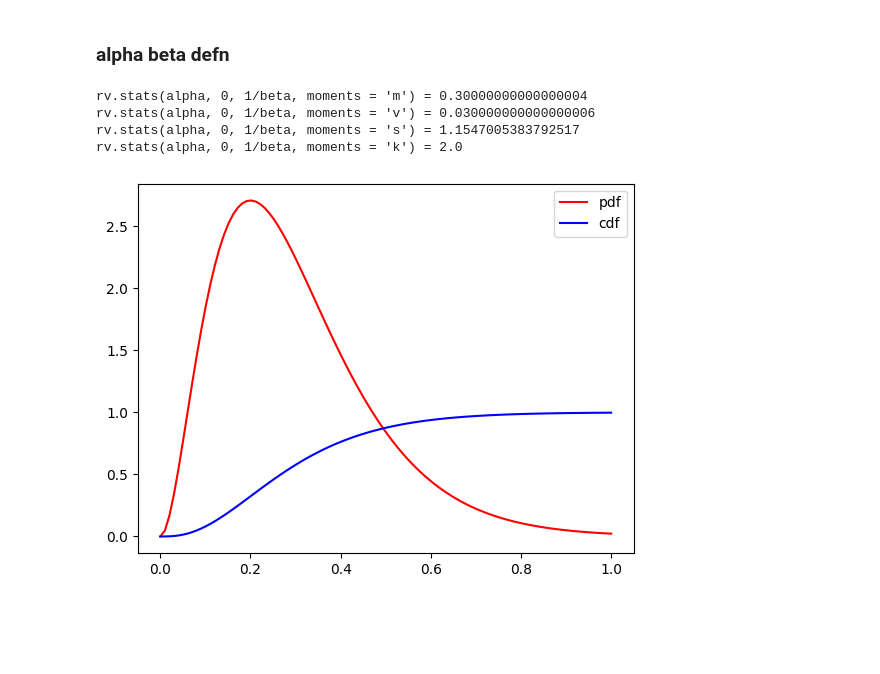
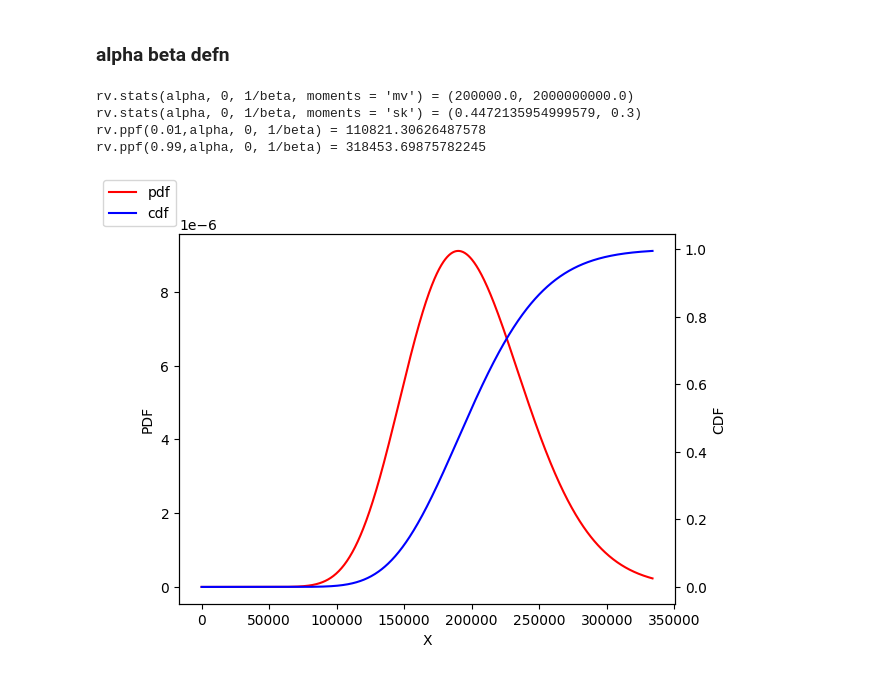
Before and after one commit to 0xdomyz/python_collection, a Jupyter notebook: math_scripts/distributions/gamma.ipynb, the cells around one changed output. Drawn from its saved outputs; the diff is of its cells as text; code cells hidden in the pictures; blank space fills up the shorter version.

Commit message:
update gamma by more info and better chart

```diff
--- a/math_scripts/distributions/gamma.ipynb
+++ b/math_scripts/distributions/gamma.ipynb
@@ -9,27 +12,37 @@ from scipy import stats
 # %%
-alpha = 3
-beta = 10
-
 def examine(alpha, beta):
     rv = stats.gamma
 
-    x = np.linspace(0, 1, 100)
+    large_pctil = rv.ppf(0.995, alpha, 0, 1/beta)
+
+    x = np.linspace(0, large_pctil, 1000)
     p = rv.pdf(x, alpha, 0, 1/beta)
     c = rv.cdf(x, alpha, 0, 1/beta)
 
-    print(f"{rv.stats(alpha, 0, 1/beta, moments = 'm') = }")
-    print(f"{rv.stats(alpha, 0, 1/beta, moments = 'v') = }")
-    print(f"{rv.stats(alpha, 0, 1/beta, moments = 's') = }")
-    print(f"{rv.stats(alpha, 0, 1/beta, moments = 'k') = }")
+    print(f"{rv.stats(alpha, 0, 1/beta, moments = 'mv') = }")
+    print(f"{rv.stats(alpha, 0, 1/beta, moments = 'sk') = }")
+    print(f"{rv.ppf(0.01,alpha, 0, 1/beta) = }")
+    print(f"{rv.ppf(0.99,alpha, 0, 1/beta) = }")
 
-    plt.plot(x, p, label='pdf', color='red')
-    plt.plot(x, c, label='cdf', color='blue')
-    plt.legend()
+    # plot
+    fig, ax1 = plt.subplots()
 
-examine(alpha = 3, beta = 10)
+    ax1.plot(x, p, label='pdf', color='red')
+    ax1.set_xlabel('X')
+    ax1.set_ylabel('PDF')
+
+    ax2 = plt.gca().twinx()
+    ax2.plot(x, c, label='cdf', color='blue')
+    ax2.set_ylabel('CDF')
+
+    fig.legend(loc='upper left')
+
+    plt.show()
+
+examine(alpha = 20, beta = 1/10e3)
 # %% [output]
-rv.stats(alpha, 0, 1/beta, moments = 'm') = 0.30000000000000004
-rv.stats(alpha, 0, 1/beta, moments = 'v') = 0.030000000000000006
-rv.stats(alpha, 0, 1/beta, moments = 's') = 1.1547005383792517
-rv.stats(alpha, 0, 1/beta, moments = 'k') = 2.0
+rv.stats(alpha, 0, 1/beta, moments = 'mv') = (200000.0, 2000000000.0)
+rv.stats(alpha, 0, 1/beta, moments = 'sk') = (0.4472135954999579, 0.3)
+rv.ppf(0.01,alpha, 0, 1/beta) = 110821.30626487578
+rv.ppf(0.99,alpha, 0, 1/beta) = 318453.69875782245
-[figure, old version]
+[figure, new version]
```
Also changed, not shown: parts of 4 cells of this notebook.
